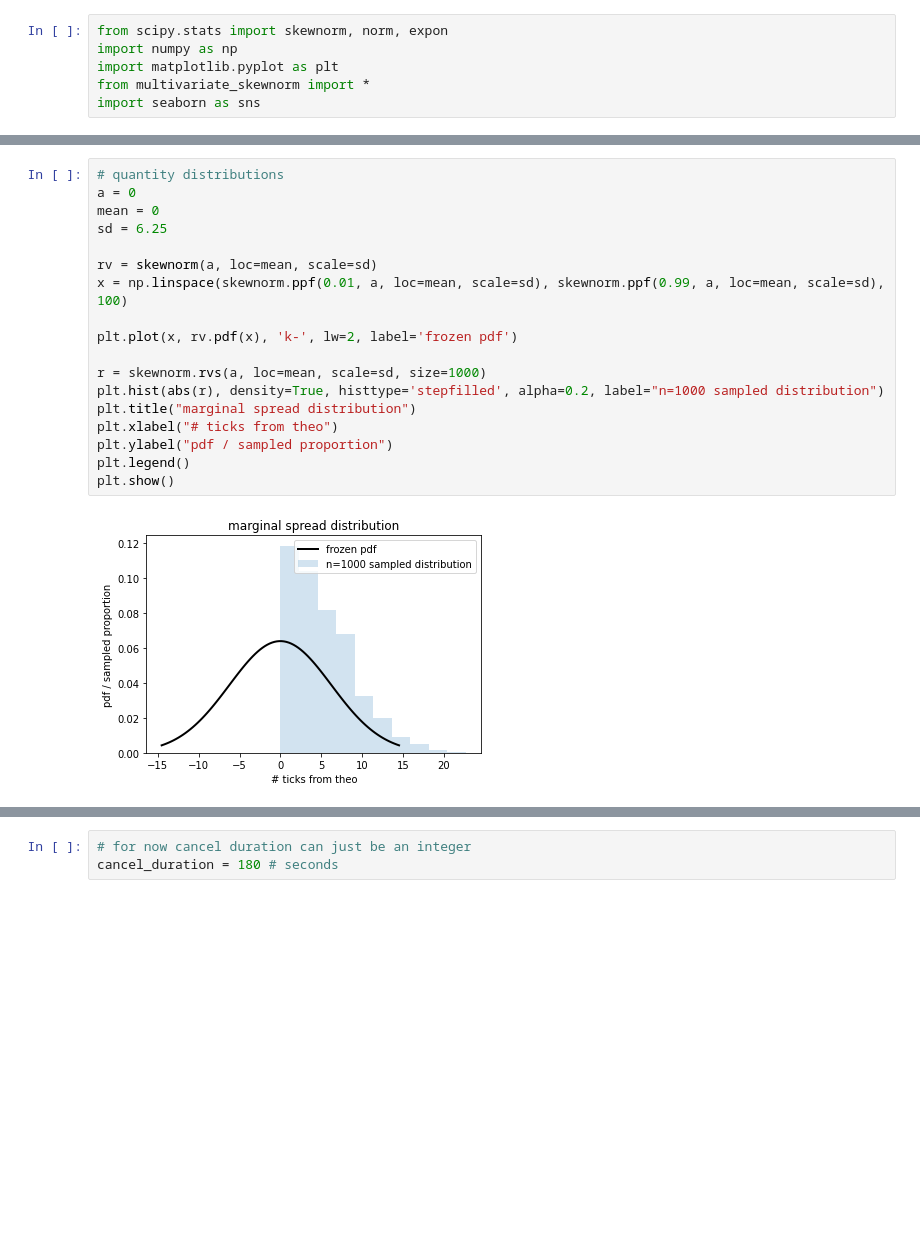
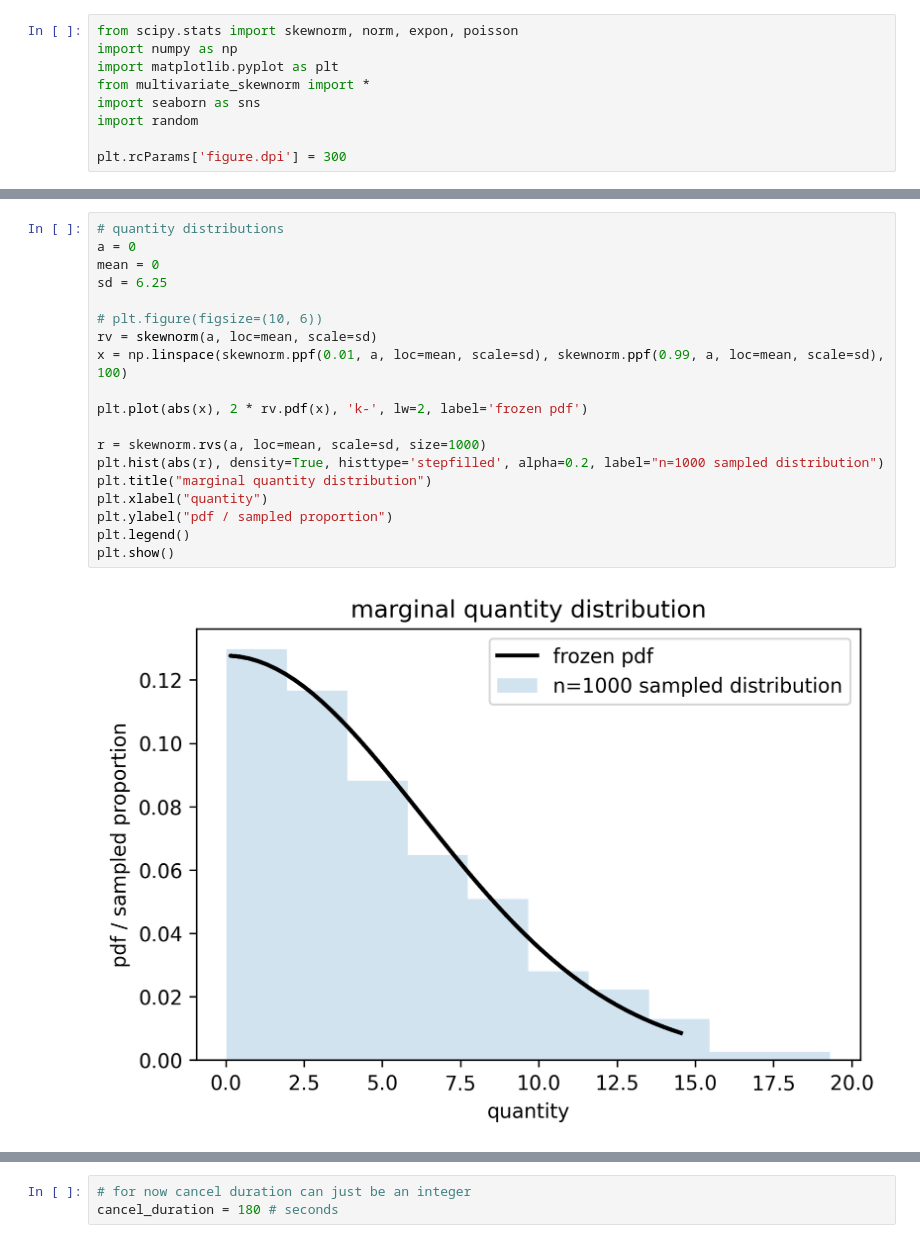
Before and after one commit to albertw-asf/marketSimulationIEOR174, a Jupyter notebook: testing_distributions.ipynb, the cells around one changed output, grey strips where cells are left out. Drawn from its saved outputs; the diff is of its cells as text; blank space fills up the shorter version.

```diff
--- a/testing_distributions.ipynb
+++ b/testing_distributions.ipynb
@@ -1,6 +1,9 @@
 # %%
-from scipy.stats import skewnorm, norm, expon
+from scipy.stats import skewnorm, norm, expon, poisson
 import numpy as np
 import matplotlib.pyplot as plt
 from multivariate_skewnorm import *
 import seaborn as sns
+import random
+
+plt.rcParams['figure.dpi'] = 300
@@ -7,20 +65,21 @@ import seaborn as sns
 # %%
 # quantity distributions
 a = 0
 mean = 0
 sd = 6.25
 
+# plt.figure(figsize=(10, 6))
 rv = skewnorm(a, loc=mean, scale=sd)
 x = np.linspace(skewnorm.ppf(0.01, a, loc=mean, scale=sd), skewnorm.ppf(0.99, a, loc=mean, scale=sd), 100)
 
-plt.plot(x, rv.pdf(x), 'k-', lw=2, label='frozen pdf')
+plt.plot(abs(x), 2 * rv.pdf(x), 'k-', lw=2, label='frozen pdf')
 
 r = skewnorm.rvs(a, loc=mean, scale=sd, size=1000)
 plt.hist(abs(r), density=True, histtype='stepfilled', alpha=0.2, label="n=1000 sampled distribution")
-plt.title("marginal spread distribution")
-plt.xlabel("# ticks from theo")
+plt.title("marginal quantity distribution")
+plt.xlabel("quantity")
 plt.ylabel("pdf / sampled proportion")
 plt.legend()
 plt.show()
 # %% [output]
-[figure, old version]
+[figure, new version]
```
Also changed, not shown: parts of 9 cells of this notebook, 5 other files.
